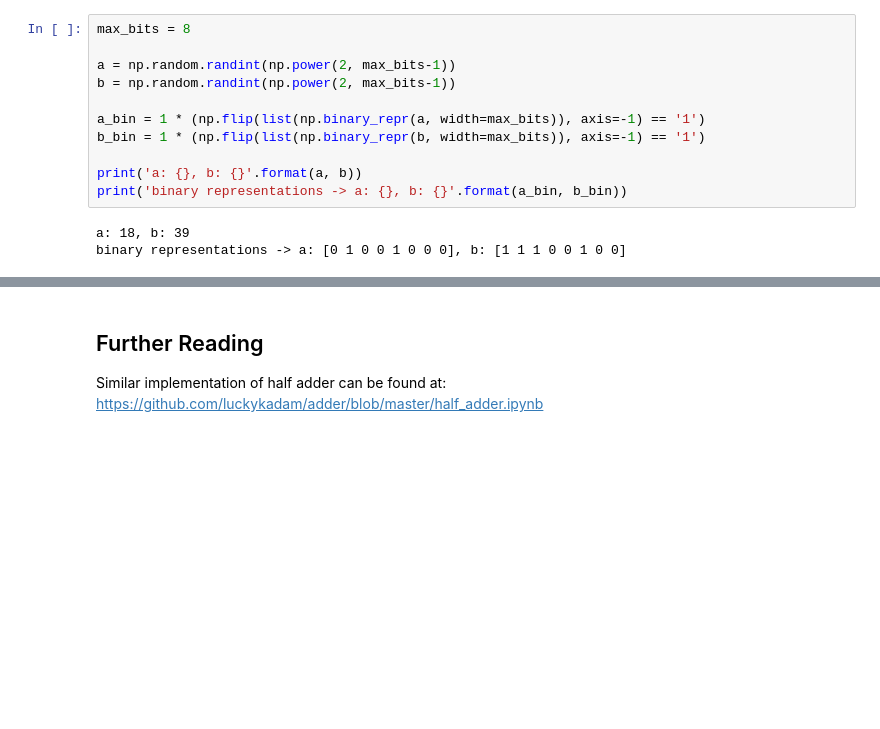
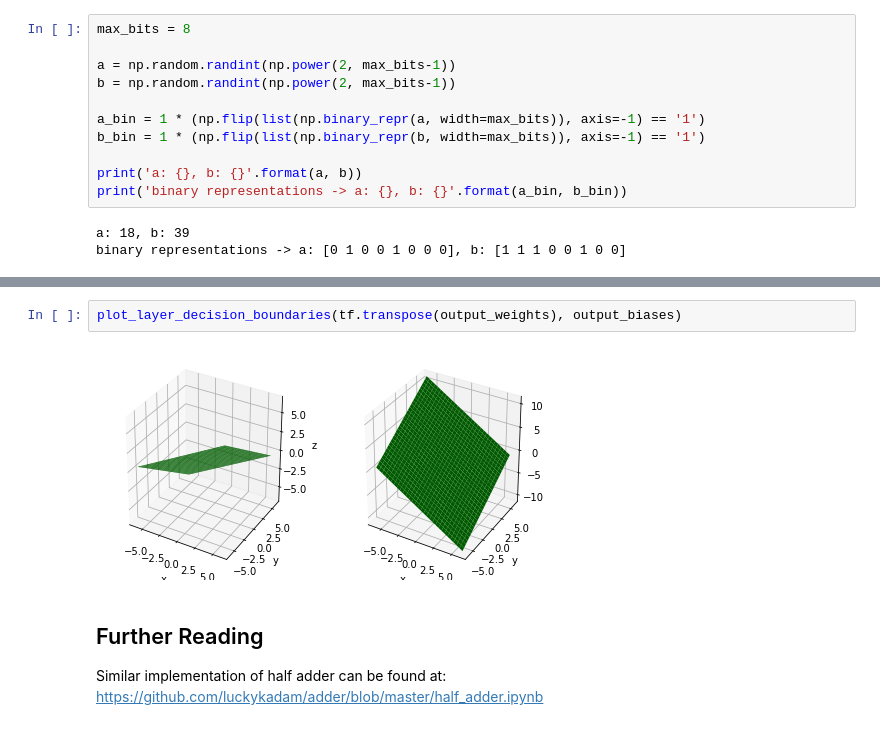
Before and after one commit to luckykadam/adder, a Jupyter notebook: full_adder.ipynb, the cells around one changed output, grey strips where cells are left out. Cells and saved outputs as stored; diff of their text form; blank space fills up the shorter version.

```diff
--- a/full_adder.ipynb
+++ b/full_adder.ipynb
@@ -197,3 +239,7 @@ As we can see, our model works perfectly.
+# %%
+plot_layer_decision_boundaries(tf.transpose(output_weights), output_biases)
+# %% [output]
+[figure, added]
 # %% [markdown]
 ## Further Reading
 
```
Also changed, not shown: parts of 11 cells of this notebook.
